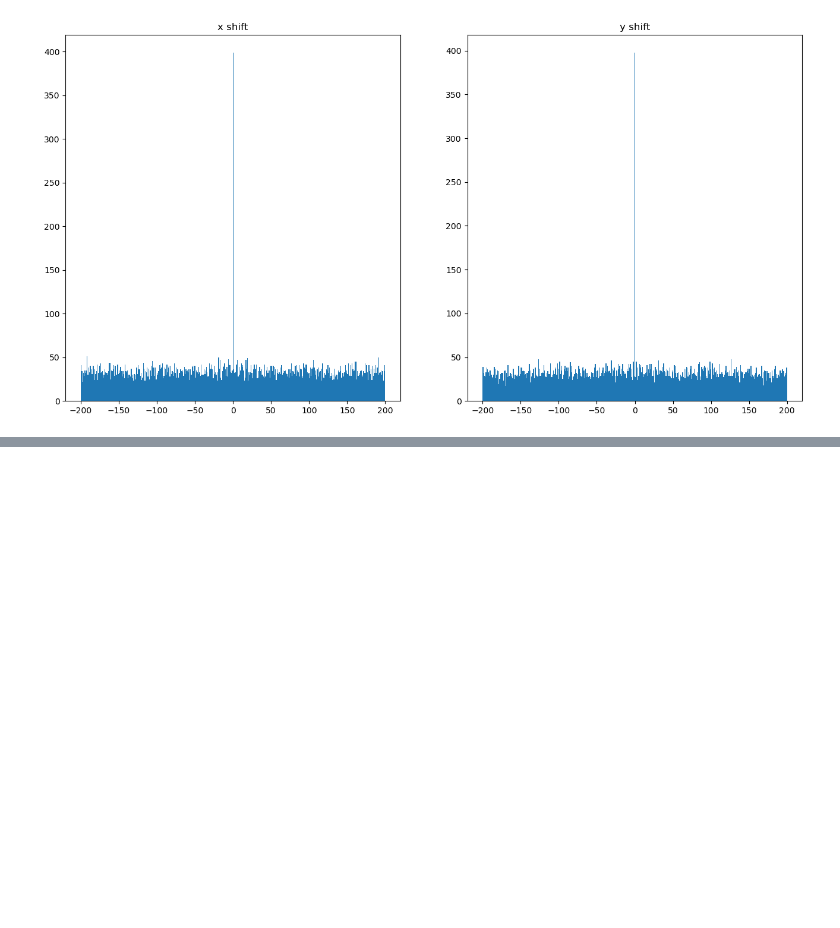
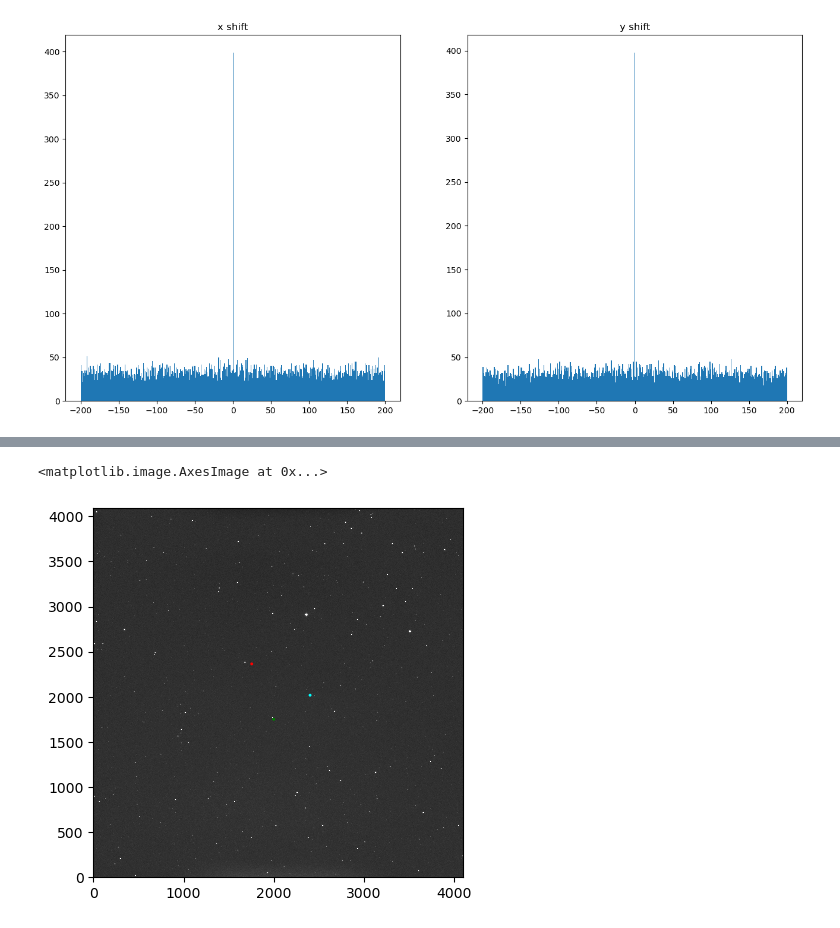
Before and after one commit to spencermfreeman/Astro_Fits_Pipeline, a Jupyter notebook: notebooks/photometry.ipynb, the cells around one changed output, grey strips where cells are left out. Drawn from its saved outputs; the diff is of its cells as text; code cells hidden in the pictures; blank space fills up the shorter version.

```diff
--- a/notebooks/photometry.ipynb
+++ b/notebooks/photometry.ipynb
@@ -408,0 +409,19 @@ Length = 400 rows
+# %%
+hdu_list = fits.open('/Users/spencerfreeman/Desktop/PersonalCS/CurrentPipeline/test_input/test_output/qatar-5b_lrp_out_1.fit')
+data = hdu_list[0].data
+
+x_targ,y_targ = (2403.662364756954-1, 2018.2046627353204-1)
+x_comp,y_comp = (1756.1089736736467, 2364.1375110432928)
+x_vali,y_vali = (2000, 1750)
+
+aper_targ = CircularAperture((x_targ,y_targ), r=8.)
+aper_comp = CircularAperture((x_comp,y_comp), r=8.)
+aper_vali = CircularAperture((x_vali,y_vali), r=8.)
+
+aper_targ.plot(color='cyan')
+aper_comp.plot(color='red')
+aper_vali.plot(color='green')
+plt.imshow(data, origin='lower', cmap='Greys_r', vmin=1500, vmax=10000, interpolation='nearest')
+# %% [output]
+<matplotlib.image.AxesImage at 0x...>
+[figure, added]
```
Also changed, not shown: parts of 7 cells of this notebook.
